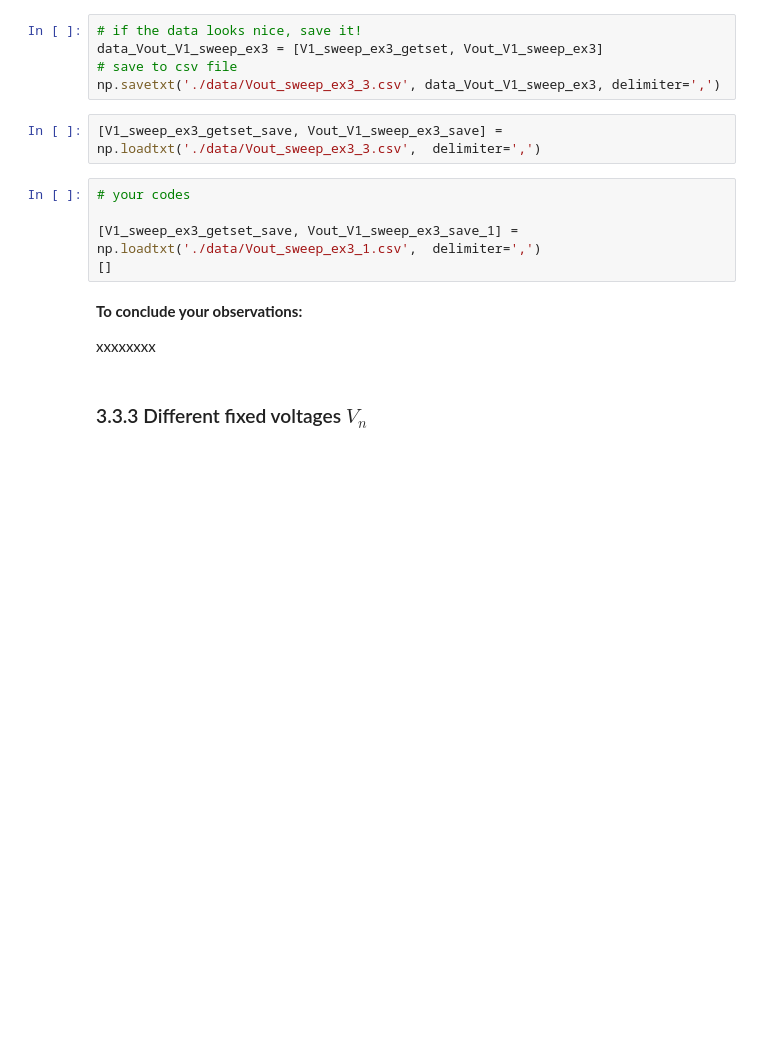
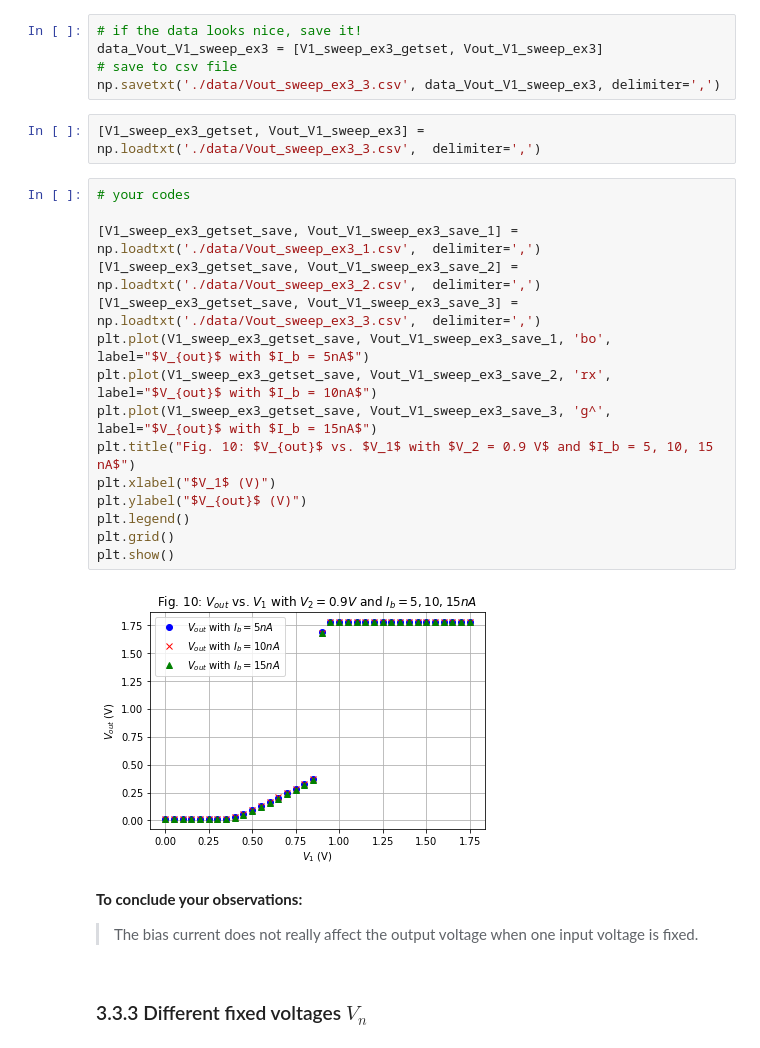
Before and after one commit to janhohenheim/neuromorphic-engineering-one, a Jupyter notebook: neuromorphic_engineering_one/session5_transconductance_amplifier/2021_Lab5_TransAmp_4.5_Jan_Hohenheim.ipynb, the cells around one changed output. Cells and saved outputs as stored; diff of their text form; blank space fills up the shorter version.

```diff
--- a/neuromorphic_engineering_one/session5_transconductance_amplifier/2021_Lab5_TransAmp_4.5_Jan_Hohenheim.ipynb
+++ b/neuromorphic_engineering_one/session5_transconductance_amplifier/2021_Lab5_TransAmp_4.5_Jan_Hohenheim.ipynb
@@ -610,16 +622,28 @@ data_Vout_V1_sweep_ex3 = [V1_sweep_ex3_getset, Vout_V1_sweep_ex3]
 # save to csv file
 np.savetxt('./data/Vout_sweep_ex3_3.csv', data_Vout_V1_sweep_ex3, delimiter=',')
 # %%
-[V1_sweep_ex3_getset_save, Vout_V1_sweep_ex3_save] = np.loadtxt('./data/Vout_sweep_ex3_3.csv',  delimiter=',')
+[V1_sweep_ex3_getset, Vout_V1_sweep_ex3] = np.loadtxt('./data/Vout_sweep_ex3_3.csv',  delimiter=',')
-# %%
-# your codes
-
-[V1_sweep_ex3_getset_save, Vout_V1_sweep_ex3_save_1] = np.loadtxt('./data/Vout_sweep_ex3_1.csv',  delimiter=',')
-[]
-# %% [markdown]
-**To conclude your observations:**
-
-xxxxxxxx
+# %%
+# your codes
+
+[V1_sweep_ex3_getset_save, Vout_V1_sweep_ex3_save_1] = np.loadtxt('./data/Vout_sweep_ex3_1.csv',  delimiter=',')
+[V1_sweep_ex3_getset_save, Vout_V1_sweep_ex3_save_2] = np.loadtxt('./data/Vout_sweep_ex3_2.csv',  delimiter=',')
+[V1_sweep_ex3_getset_save, Vout_V1_sweep_ex3_save_3] = np.loadtxt('./data/Vout_sweep_ex3_3.csv',  delimiter=',')
+plt.plot(V1_sweep_ex3_getset_save, Vout_V1_sweep_ex3_save_1, 'bo', label="$V_{out}$ with $I_b = 5nA$")
+plt.plot(V1_sweep_ex3_getset_save, Vout_V1_sweep_ex3_save_2, 'rx', label="$V_{out}$ with $I_b = 10nA$")
+plt.plot(V1_sweep_ex3_getset_save, Vout_V1_sweep_ex3_save_3, 'g^', label="$V_{out}$ with $I_b = 15nA$")
+plt.title("Fig. 10: $V_{out}$ vs. $V_1$ with $V_2 = 0.9 V$ and $I_b = 5, 10, 15 nA$")
+plt.xlabel("$V_1$ (V)")
+plt.ylabel("$V_{out}$ (V)")
+plt.legend()
+plt.grid()
+plt.show()
+# %% [output]
+[figure, added]
+# %% [markdown]
+**To conclude your observations:**
+
+> The bias current does not really affect the output voltage when one input voltage is fixed.
 # %% [markdown]
 ### 3.3.3 Different fixed voltages $V_n$
 # %% [markdown]
```
Also changed, not shown: parts of 4 cells of this notebook.
